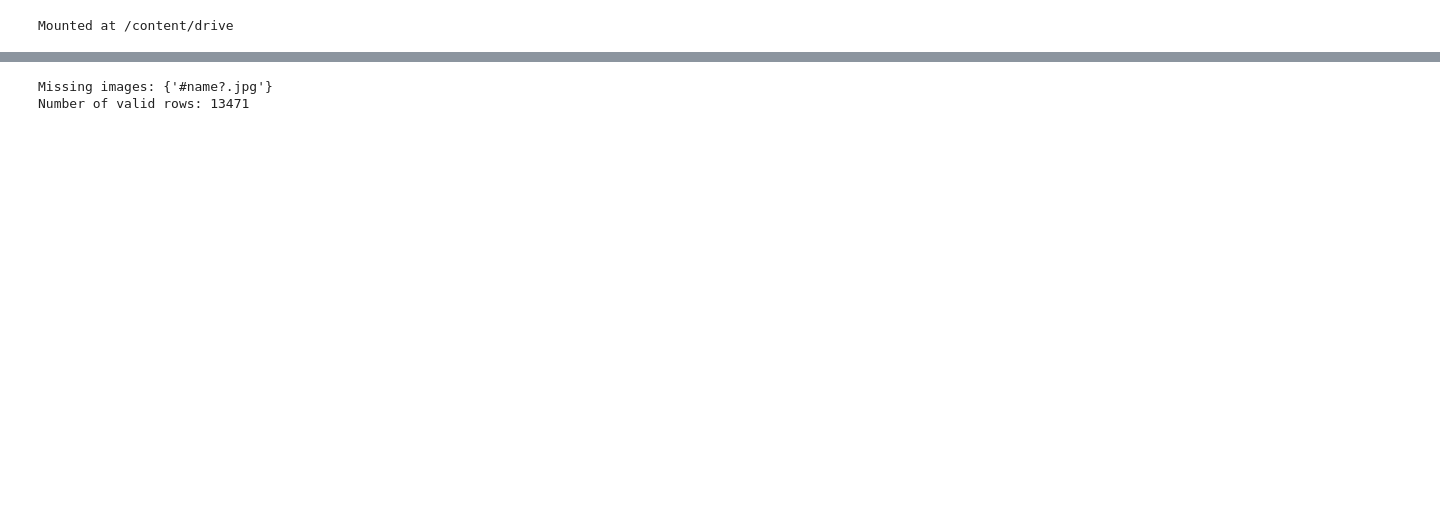
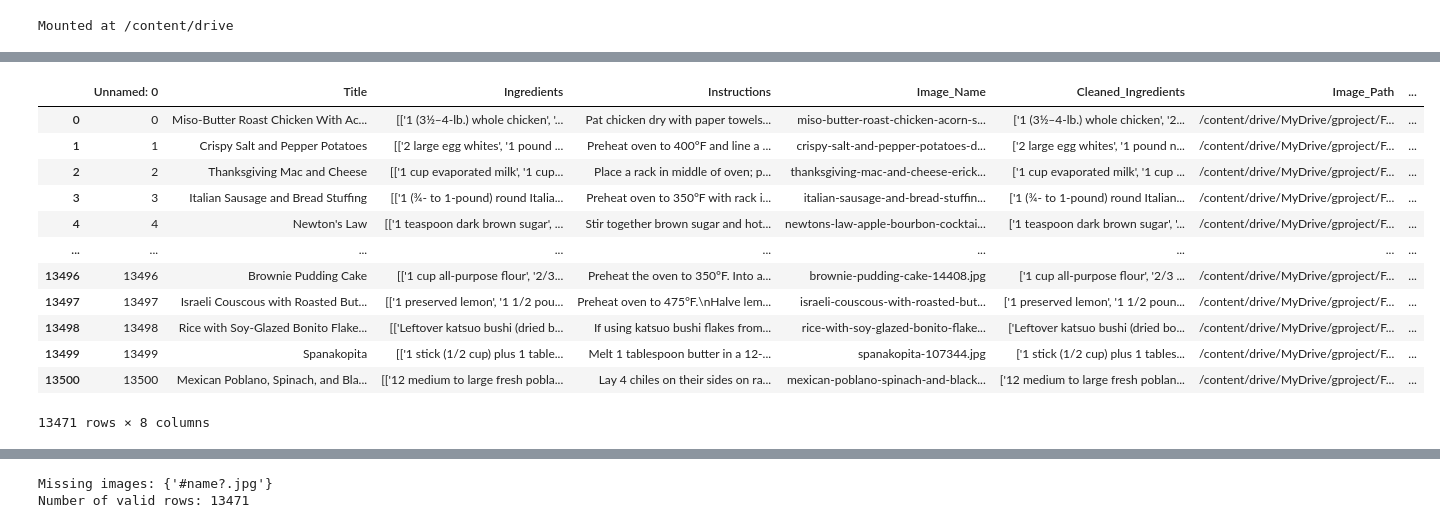
Before and after one commit to Areeb196/CS7643-DL-Project, a Jupyter notebook: preprocessing.ipynb, the cells around one changed output, grey strips where cells are left out. Saved outputs shown, nothing was run; the diff lists cells and outputs as text; code cells hidden in the pictures; blank space fills up the shorter version.

```diff
--- a/preprocessing.ipynb
+++ b/preprocessing.ipynb
@@ -47,0 +66,2 @@ df = pd.read_csv('/content/drive/MyDrive/gproject/Food Ingredients and Recipe Da
+# %%
+df = df.dropna(subset=['Image_Name'])
@@ -47,0 +84,39 @@ df = pd.read_csv('/content/drive/MyDrive/gproject/Food Ingredients and Recipe Da
+# %%
+df['Image_Name'] = df['Image_Name'].str.strip().str.lower()
+# %%
+df['Image_Name'] = df['Image_Name'].apply(lambda x: x + '.jpg' if not x.endswith(('.jpg', '.png')) else x)
+
+# Create full image paths
+df['Image_Path'] = df['Image_Name'].apply(lambda x: os.path.join(images_fl, x))
+
+# Check which image files exist
+image_file_set = {f for f in os.listdir(images_fl) if f.lower().endswith(('.jpg', '.png'))}
+
+# Validate image paths and keep only rows with valid images
+df['Valid_Image'] = df['Image_Name'].isin(image_file_set)
+valid_df = df[df['Valid_Image']].copy()
+
+print(f"Number of valid rows: {len(valid_df)}")
+
+# List any missing images
+missing_images = df[~df['Valid_Image']]['Image_Name'].unique()
+if len(missing_images) > 0:
+    print(f"Missing images: {missing_images}")
+else:
+    print("No missing images.")
+
+# Process ingredients by splitting the string into a list
+valid_df['Ingredients'] = valid_df['Ingredients'].apply(lambda x: [i.strip() for i in x.split(',')])
+
+# Create a sorted list of unique ingredients
+valid_ingredients_list = sorted(list({ingredient for row in valid_df['Ingredients'] for ingredient in row}))
+
+# Number of unique ingredients
+NUM_INGREDIENTS = len(valid_ingredients_list)
+print(f"Number of unique ingredients: {NUM_INGREDIENTS}")
+
+# Create a mapping from ingredient to index
+ingredient_to_index = {ingredient: idx for idx, ingredient in enumerate(valid_ingredients_list)}
+
+# Display the first few rows of the cleaned DataFrame
+print(valid_df.head())
@@ -47,0 +141,18 @@ df = pd.read_csv('/content/drive/MyDrive/gproject/Food Ingredients and Recipe Da
+# %%
+valid_df = valid_df[valid_df['Image_Name'] != '#name?.jpg']
+# %%
+valid_df
+# %% [output]
+|  | Unnamed: 0 | Title | Ingredients | Instructions | Image_Name | Cleaned_Ingredients | Image_Path | ... |
+| 0 | 0 | Miso-Butter Roast Chicken With Ac... | [['1 (3½–4-lb.) whole chicken', '... | Pat chicken dry with paper towels... | miso-butter-roast-chicken-acorn-s... | ['1 (3½–4-lb.) whole chicken', '2... | /content/drive/MyDrive/gproject/F... | ... |
+| 1 | 1 | Crispy Salt and Pepper Potatoes | [['2 large egg whites', '1 pound ... | Preheat oven to 400°F and line a ... | crispy-salt-and-pepper-potatoes-d... | ['2 large egg whites', '1 pound n... | /content/drive/MyDrive/gproject/F... | ... |
+| 2 | 2 | Thanksgiving Mac and Cheese | [['1 cup evaporated milk', '1 cup... | Place a rack in middle of oven; p... | thanksgiving-mac-and-cheese-erick... | ['1 cup evaporated milk', '1 cup ... | /content/drive/MyDrive/gproject/F... | ... |
+| 3 | 3 | Italian Sausage and Bread Stuffing | [['1 (¾- to 1-pound) round Italia... | Preheat oven to 350°F with rack i... | italian-sausage-and-bread-stuffin... | ['1 (¾- to 1-pound) round Italian... | /content/drive/MyDrive/gproject/F... | ... |
+| 4 | 4 | Newton's Law | [['1 teaspoon dark brown sugar', ... | Stir together brown sugar and hot... | newtons-law-apple-bourbon-cocktai... | ['1 teaspoon dark brown sugar', '... | /content/drive/MyDrive/gproject/F... | ... |
+| ... | ... | ... | ... | ... | ... | ... | ... | ... |
+| 13496 | 13496 | Brownie Pudding Cake | [['1 cup all-purpose flour', '2/3... | Preheat the oven to 350°F. Into a... | brownie-pudding-cake-14408.jpg | ['1 cup all-purpose flour', '2/3 ... | /content/drive/MyDrive/gproject/F... | ... |
+| 13497 | 13497 | Israeli Couscous with Roasted But... | [['1 preserved lemon', '1 1/2 pou... | Preheat oven to 475°F.\nHalve lem... | israeli-couscous-with-roasted-but... | ['1 preserved lemon', '1 1/2 poun... | /content/drive/MyDrive/gproject/F... | ... |
+| 13498 | 13498 | Rice with Soy-Glazed Bonito Flake... | [['Leftover katsuo bushi (dried b... | If using katsuo bushi flakes from... | rice-with-soy-glazed-bonito-flake... | ['Leftover katsuo bushi (dried bo... | /content/drive/MyDrive/gproject/F... | ... |
+| 13499 | 13499 | Spanakopita | [['1 stick (1/2 cup) plus 1 table... | Melt 1 tablespoon butter in a 12-... | spanakopita-107344.jpg | ['1 stick (1/2 cup) plus 1 tables... | /content/drive/MyDrive/gproject/F... | ... |
+| 13500 | 13500 | Mexican Poblano, Spinach, and Bla... | [['12 medium to large fresh pobla... | Lay 4 chiles on their sides on ra... | mexican-poblano-spinach-and-black... | ['12 medium to large fresh poblan... | /content/drive/MyDrive/gproject/F... | ... |
+13471 rows × 8 columns
```
Also changed, not shown: parts of 26 cells of this notebook.
